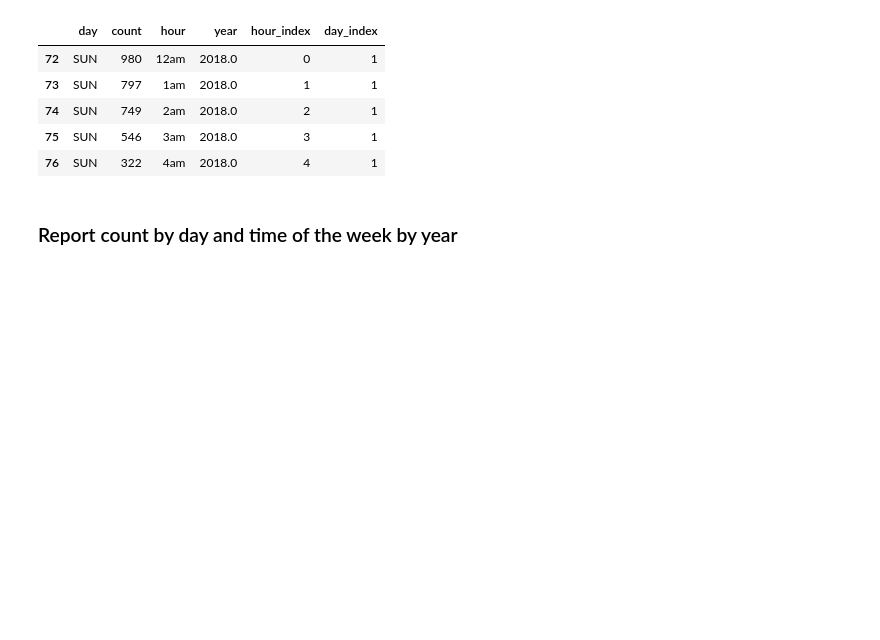
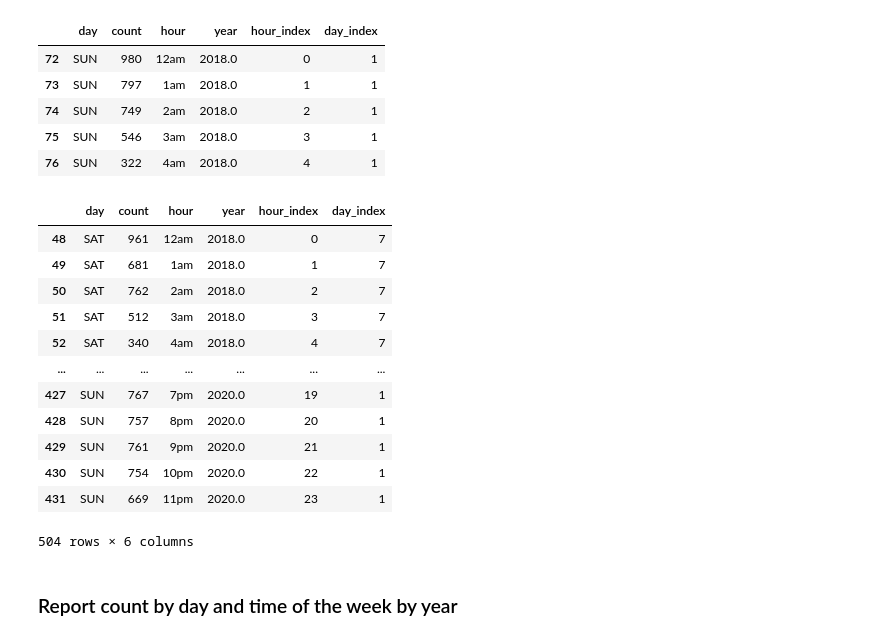
Before and after one commit to DonnieData/austin_crime_EDA, a Jupyter notebook: crime_data_EDA.ipynb, the cells around one changed output. Cells and saved outputs as stored; diff of their text form; code cells hidden in the pictures; blank space fills up the shorter version.

```diff
--- a/crime_data_EDA.ipynb
+++ b/crime_data_EDA.ipynb
@@ -392,2 +390,21 @@ all_crime_day[(all_crime_day['day']=='SUN') & (all_crime_day['year']==2018.0)]
+# %%
+#copy to format for plolty.js
+all_crime_day_transposed = all_crime_day.sort_values(['year','day_index','hour_index'], ascending=[True,False,True])
+# %%
+all_crime_day_transposed
+# %% [output]
+|  | day | count | hour | year | hour_index | day_index |
+| 48 | SAT | 961 | 12am | 2018.0 | 0 | 7 |
+| 49 | SAT | 681 | 1am | 2018.0 | 1 | 7 |
+| 50 | SAT | 762 | 2am | 2018.0 | 2 | 7 |
+| 51 | SAT | 512 | 3am | 2018.0 | 3 | 7 |
+| 52 | SAT | 340 | 4am | 2018.0 | 4 | 7 |
+| ... | ... | ... | ... | ... | ... | ... |
+| 427 | SUN | 767 | 7pm | 2020.0 | 19 | 1 |
+| 428 | SUN | 757 | 8pm | 2020.0 | 20 | 1 |
+| 429 | SUN | 761 | 9pm | 2020.0 | 21 | 1 |
+| 430 | SUN | 754 | 10pm | 2020.0 | 22 | 1 |
+| 431 | SUN | 669 | 11pm | 2020.0 | 23 | 1 |
+504 rows × 6 columns
 # %%
 all_crime_day.to_csv('test_data/all_crime_day_v4.csv',index=False)
```
Also changed, not shown: parts of 2 cells of this notebook, 1 other file.
